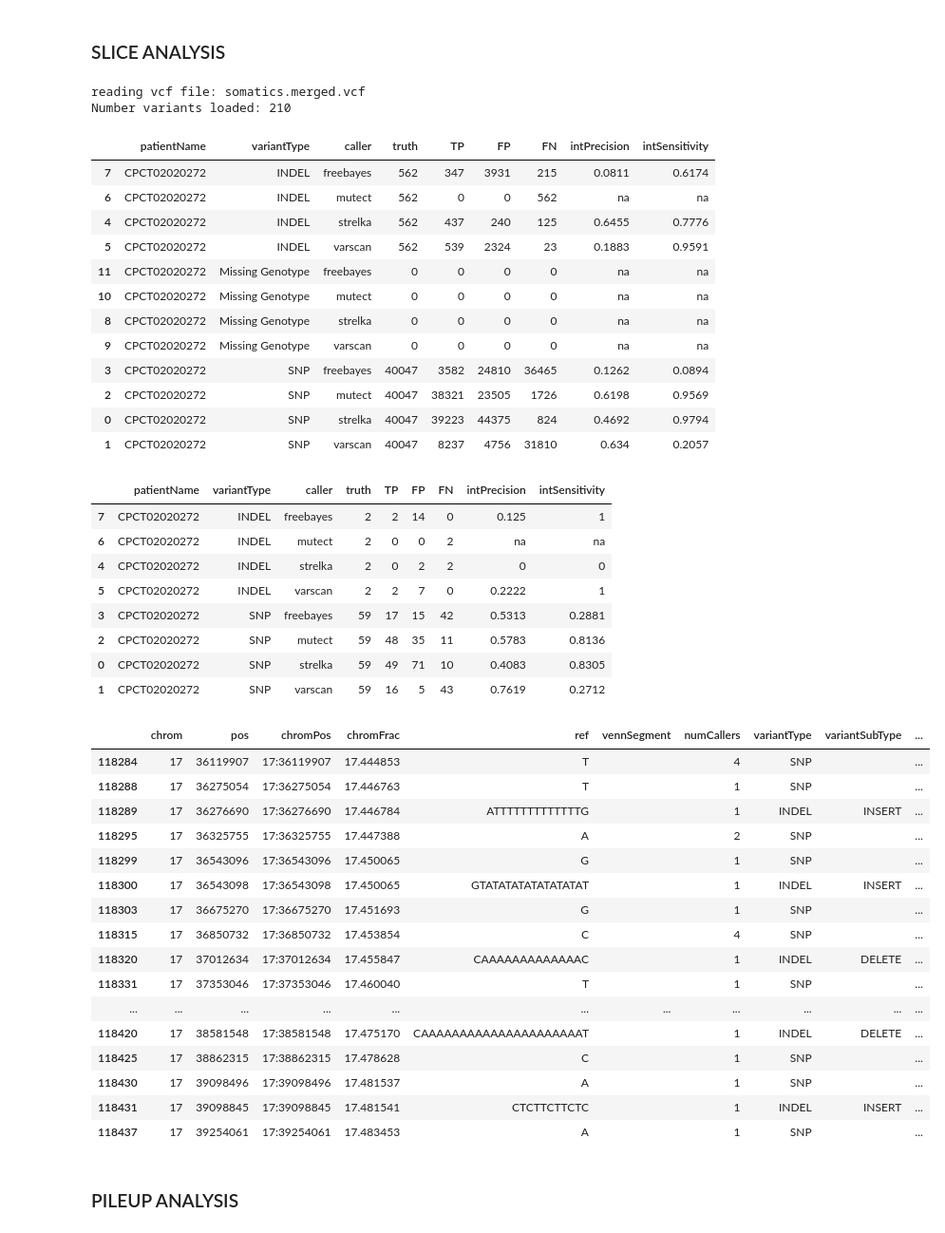
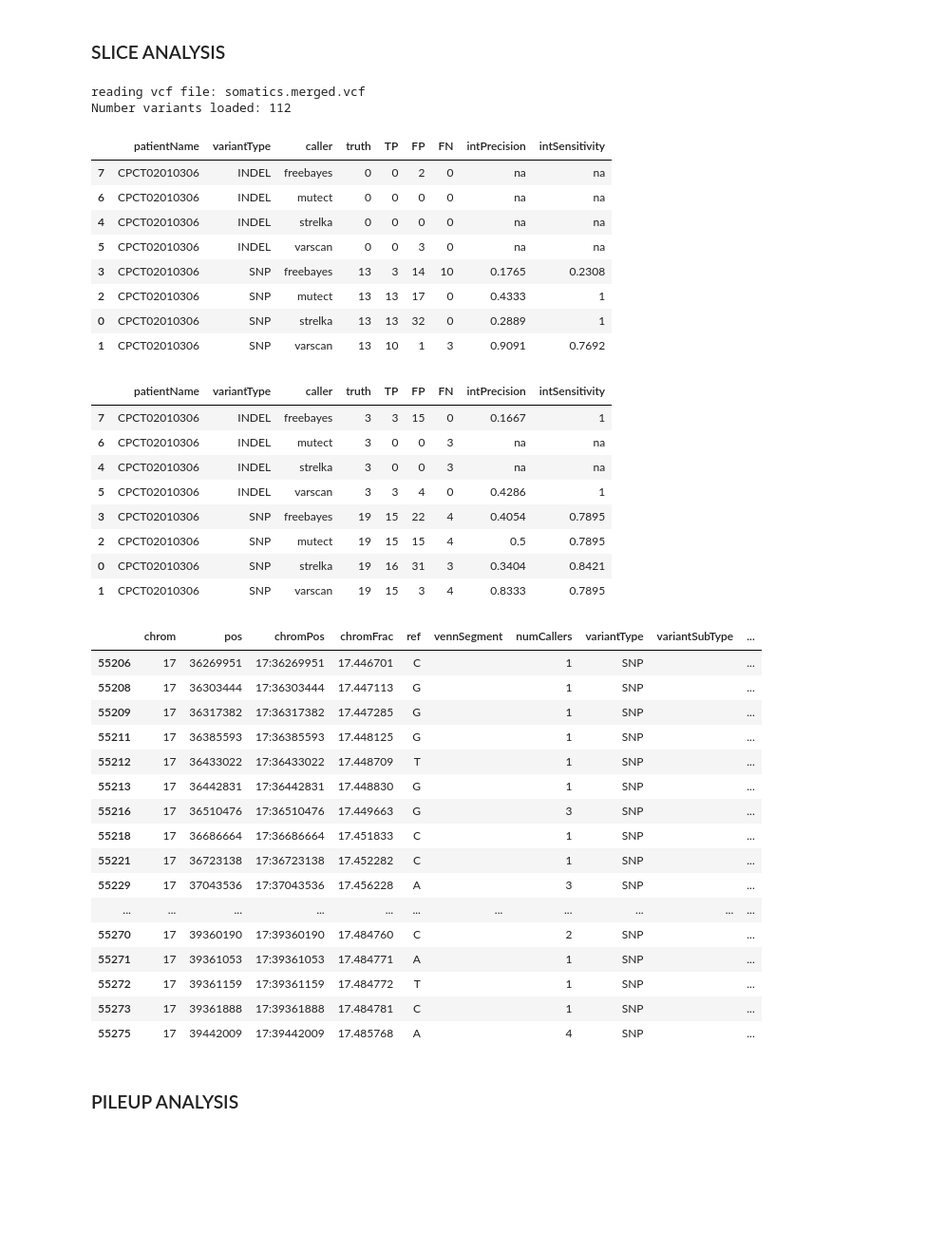
Before and after one commit to hartwigmedical/scripts, a Jupyter notebook: ipython/SLICE_REGRESSION.ipynb, the cells around one changed output. Shown at 95% size. Drawn from its saved outputs; the diff is of its cells as text; code cells hidden in the pictures; blank space fills up the shorter version.

```diff
--- a/ipython/SLICE_REGRESSION.ipynb
+++ b/ipython/SLICE_REGRESSION.ipynb
@@ -22,11 +22,11 @@ minChromFrac = 17.443476
 maxChromFrac = 17.491846
 #minChromFrac = 17.689695
 #maxChromFrac = 17.73896
-minChromFrac = 0
-maxChromFrac = 26
+#minChromFrac = 0
+#maxChromFrac = 26
 # %%
 # COMBINED VCF CONFIG
-VCF_SAMPLE = "CPCT02020272"
+VCF_SAMPLE = "CPCT02010306"
 VCF_PATH = "/Users/peterpriestley/hmf/analyses/cancerSample/"
 VCF_FILE_NAME = VCF_SAMPLE + "R_" + VCF_SAMPLE + "T_merged_somatics.vcf"
 SAMPLE_NAMES = {VCF_SAMPLE + 'T.mutect':'mutect', \
@@ -60,7 +59,7 @@ df['Slice']=df.chromPos.isin(dfSlice['chromPos'])
 dfSlice = dfSlice[(dfSlice.chromFrac > minChromFrac)&(dfSlice.chromFrac < maxChromFrac)]
 # %% [output]
 reading vcf file: somatics.merged.vcf
-Number variants loaded: 210
+Number variants loaded: 112
 # %%
 #INTERNAL 'PRECISION' + 'SENSITIVITY' per caller
 outputdata = []
@@ -92,18 +91,14 @@ outputDF.columns = (['patientName','variantType','caller','truth','TP','FP','FN'
 outputDF.sort_values(['patientName','variantType','caller'])
 # %% [output]
 |  | patientName | variantType | caller | truth | TP | FP | FN | intPrecision | intSensitivity |
-| 7 | CPCT02020272 | INDEL | freebayes | 562 | 347 | 3931 | 215 | 0.0811 | 0.6174 |
-| 6 | CPCT02020272 | INDEL | mutect | 562 | 0 | 0 | 562 | na | na |
-| 4 | CPCT02020272 | INDEL | strelka | 562 | 437 | 240 | 125 | 0.6455 | 0.7776 |
-| 5 | CPCT02020272 | INDEL | varscan | 562 | 539 | 2324 | 23 | 0.1883 | 0.9591 |
-| 11 | CPCT02020272 | Missing Genotype | freebayes | 0 | 0 | 0 | 0 | na | na |
-| 10 | CPCT02020272 | Missing Genotype | mutect | 0 | 0 | 0 | 0 | na | na |
-| 8 | CPCT02020272 | Missing Genotype | strelka | 0 | 0 | 0 | 0 | na | na |
-| 9 | CPCT02020272 | Missing Genotype | varscan | 0 | 0 | 0 | 0 | na | na |
-| 3 | CPCT02020272 | SNP | freebayes | 40047 | 3582 | 24810 | 36465 | 0.1262 | 0.0894 |
-| 2 | CPCT02020272 | SNP | mutect | 40047 | 38321 | 23505 | 1726 | 0.6198 | 0.9569 |
-| 0 | CPCT02020272 | SNP | strelka | 40047 | 39223 | 44375 | 824 | 0.4692 | 0.9794 |
-| 1 | CPCT02020272 | SNP | varscan | 40047 | 8237 | 4756 | 31810 | 0.634 | 0.2057 |
+| 7 | CPCT02010306 | INDEL | freebayes | 0 | 0 | 2 | 0 | na | na |
+| 6 | CPCT02010306 | INDEL | mutect | 0 | 0 | 0 | 0 | na | na |
+| 4 | CPCT02010306 | INDEL | strelka | 0 | 0 | 0 | 0 | na | na |
+| 5 | CPCT02010306 | INDEL | varscan | 0 | 0 | 3 | 0 | na | na |
+| 3 | CPCT02010306 | SNP | freebayes | 13 | 3 | 14 | 10 | 0.1765 | 0.2308 |
+| 2 | CPCT02010306 | SNP | mutect | 13 | 13 | 17 | 0 | 0.4333 | 1 |
+| 0 | CPCT02010306 | SNP | strelka | 13 | 13 | 32 | 0 | 0.2889 | 1 |
+| 1 | CPCT02010306 | SNP | varscan | 13 | 10 | 1 | 3 | 0.9091 | 0.7692 |
 # %%
 #INTERNAL 'PRECISION' + 'SENSITIVITY' per caller - SLICE
 outputdata = []
@@ -135,34 +130,34 @@ outputDF.columns = (['patientName','variantType','caller','truth','TP','FP','FN'
 outputDF.sort_values(['patientName','variantType','caller'])
 # %% [output]
 |  | patientName | variantType | caller | truth | TP | FP | FN | intPrecision | intSensitivity |
-| 7 | CPCT02020272 | INDEL | freebayes | 2 | 2 | 14 | 0 | 0.125 | 1 |
-| 6 | CPCT02020272 | INDEL | mutect | 2 | 0 | 0 | 2 | na | na |
-| 4 | CPCT02020272 | INDEL | strelka | 2 | 0 | 2 | 2 | 0 | 0 |
-| 5 | CPCT02020272 | INDEL | varscan | 2 | 2 | 7 | 0 | 0.2222 | 1 |
-| 3 | CPCT02020272 | SNP | freebayes | 59 | 17 | 15 | 42 | 0.5313 | 0.2881 |
-| 2 | CPCT02020272 | SNP | mutect | 59 | 48 | 35 | 11 | 0.5783 | 0.8136 |
-| 0 | CPCT02020272 | SNP | strelka | 59 | 49 | 71 | 10 | 0.4083 | 0.8305 |
-| 1 | CPCT02020272 | SNP | varscan | 59 | 16 | 5 | 43 | 0.7619 | 0.2712 |
+| 7 | CPCT02010306 | INDEL | freebayes | 3 | 3 | 15 | 0 | 0.1667 | 1 |
+| 6 | CPCT02010306 | INDEL | mutect | 3 | 0 | 0 | 3 | na | na |
+| 4 | CPCT02010306 | INDEL | strelka | 3 | 0 | 0 | 3 | na | na |
+| 5 | CPCT02010306 | INDEL | varscan | 3 | 3 | 4 | 0 | 0.4286 | 1 |
+| 3 | CPCT02010306 | SNP | freebayes | 19 | 15 | 22 | 4 | 0.4054 | 0.7895 |
+| 2 | CPCT02010306 | SNP | mutect | 19 | 15 | 15 | 4 | 0.5 | 0.7895 |
+| 0 | CPCT02010306 | SNP | strelka | 19 | 16 | 31 | 3 | 0.3404 | 0.8421 |
+| 1 | CPCT02010306 | SNP | varscan | 19 | 15 | 3 | 4 | 0.8333 | 0.7895 |
 # %%
-df[(df.numCallers>0)&(df.freebayesAF!='')].head(30)
+df[(df.numCallers>0)&(df.mutectAF!='')].head(30)
 # %% [output]
 |  | chrom | pos | chromPos | chromFrac | ref | vennSegment | numCallers | variantType | variantSubType | ... |
-| 118284 | 17 | 36119907 | 17:36119907 | 17.444853 | T |  | 4 | SNP |  | ... |
-| 118288 | 17 | 36275054 | 17:36275054 | 17.446763 | T |  | 1 | SNP |  | ... |
-| 118289 | 17 | 36276690 | 17:36276690 | 17.446784 | ATTTTTTTTTTTTTG |  | 1 | INDEL | INSERT | ... |
-| 118295 | 17 | 36325755 | 17:36325755 | 17.447388 | A |  | 2 | SNP |  | ... |
-| 118299 | 17 | 36543096 | 17:36543096 | 17.450065 | G |  | 1 | SNP |  | ... |
-| 118300 | 17 | 36543098 | 17:36543098 | 17.450065 | GTATATATATATATATAT |  | 1 | INDEL | INSERT | ... |
-| 118303 | 17 | 36675270 | 17:36675270 | 17.451693 | G |  | 1 | SNP |  | ... |
-| 118315 | 17 | 36850732 | 17:36850732 | 17.453854 | C |  | 4 | SNP |  | ... |
-| 118320 | 17 | 37012634 | 17:37012634 | 17.455847 | CAAAAAAAAAAAAAC |  | 1 | INDEL | DELETE | ... |
-| 118331 | 17 | 37353046 | 17:37353046 | 17.460040 | T |  | 1 | SNP |  | ... |
+| 55206 | 17 | 36269951 | 17:36269951 | 17.446701 | C |  | 1 | SNP |  | ... |
+| 55208 | 17 | 36303444 | 17:36303444 | 17.447113 | G |  | 1 | SNP |  | ... |
+| 55209 | 17 | 36317382 | 17:36317382 | 17.447285 | G |  | 1 | SNP |  | ... |
+| 55211 | 17 | 36385593 | 17:36385593 | 17.448125 | G |  | 1 | SNP |  | ... |
+| 55212 | 17 | 36433022 | 17:36433022 | 17.448709 | T |  | 1 | SNP |  | ... |
+| 55213 | 17 | 36442831 | 17:36442831 | 17.448830 | G |  | 1 | SNP |  | ... |
+| 55216 | 17 | 36510476 | 17:36510476 | 17.449663 | G |  | 3 | SNP |  | ... |
+| 55218 | 17 | 36686664 | 17:36686664 | 17.451833 | C |  | 1 | SNP |  | ... |
+| 55221 | 17 | 36723138 | 17:36723138 | 17.452282 | C |  | 1 | SNP |  | ... |
+| 55229 | 17 | 37043536 | 17:37043536 | 17.456228 | A |  | 3 | SNP |  | ... |
 | ... | ... | ... | ... | ... | ... | ... | ... | ... | ... | ... |
-| 118420 | 17 | 38581548 | 17:38581548 | 17.475170 | CAAAAAAAAAAAAAAAAAAAAAT |  | 1 | INDEL | DELETE | ... |
-| 118425 | 17 | 38862315 | 17:38862315 | 17.478628 | C |  | 1 | SNP |  | ... |
-| 118430 | 17 | 39098496 | 17:39098496 | 17.481537 | A |  | 1 | SNP |  | ... |
-| 118431 | 17 | 39098845 | 17:39098845 | 17.481541 | CTCTTCTTCTC |  | 1 | INDEL | INSERT | ... |
-| 118437 | 17 | 39254061 | 17:39254061 | 17.483453 | A |  | 1 | SNP |  | ... |
+| 55270 | 17 | 39360190 | 17:39360190 | 17.484760 | C |  | 2 | SNP |  | ... |
+| 55271 | 17 | 39361053 | 17:39361053 | 17.484771 | A |  | 1 | SNP |  | ... |
+| 55272 | 17 | 39361159 | 17:39361159 | 17.484772 | T |  | 1 | SNP |  | ... |
+| 55273 | 17 | 39361888 | 17:39361888 | 17.484781 | C |  | 1 | SNP |  | ... |
+| 55275 | 17 | 39442009 | 17:39442009 | 17.485768 | A |  | 4 | SNP |  | ... |
 # %% [markdown]
 <h3> PILEUP ANALYSIS
 # %%
```
Also changed, not shown: parts of 4 cells of this notebook, 10 other files.
